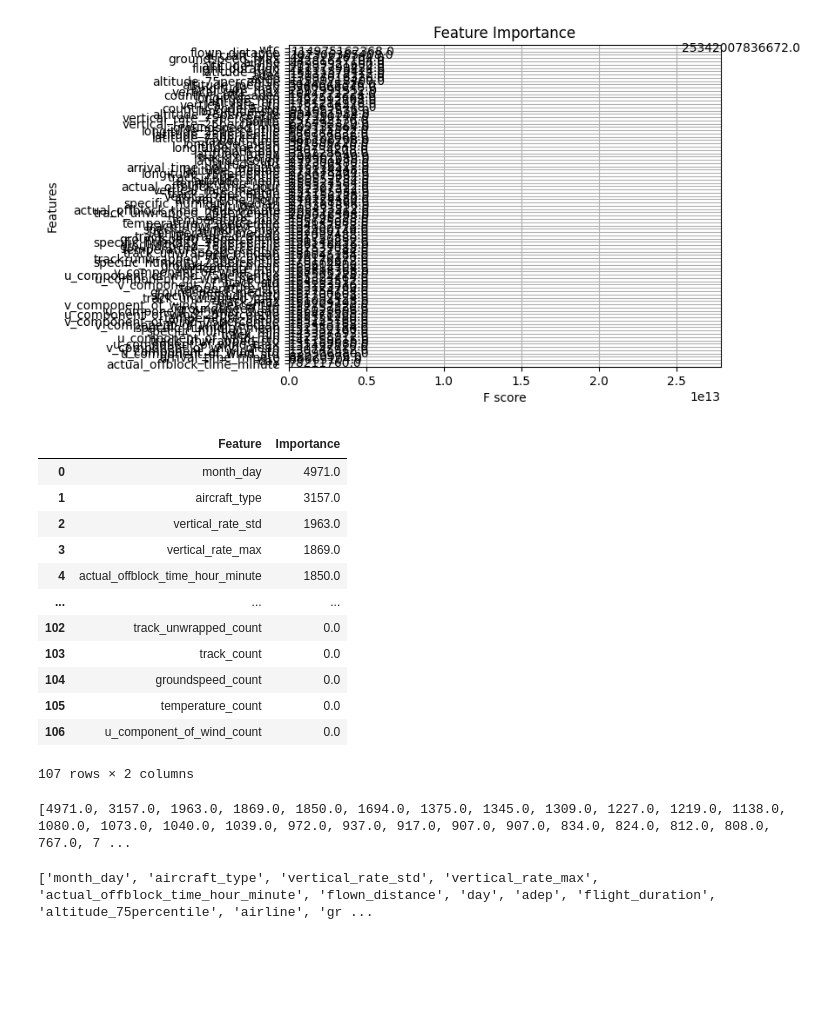
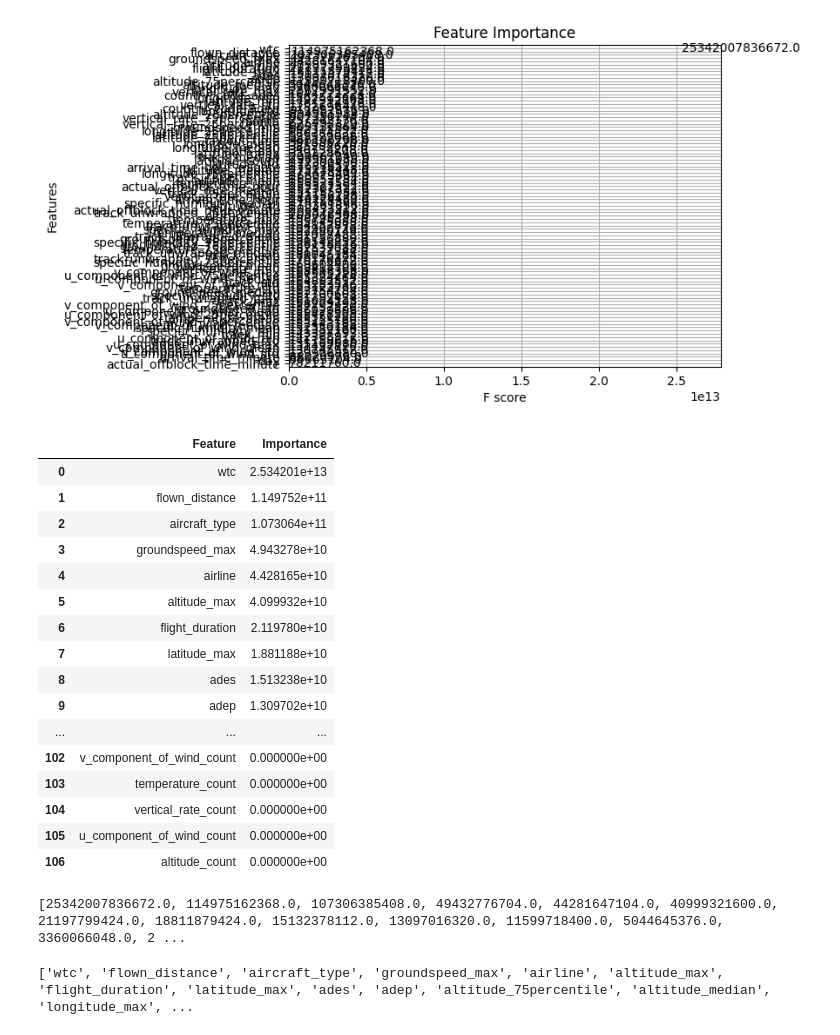
Before and after one commit to MohammedGuniem/PRC-Challenge, a Jupyter notebook: notebooks/Experiment-3/Data Processing/6_grid_search_xgboost.ipynb, the cells around one changed output. Drawn from its saved outputs; the diff is of its cells as text; code cells hidden in the pictures; blank space fills up the shorter version.

```diff
--- a/notebooks/Experiment-3/Data Processing/6_grid_search_xgboost.ipynb
+++ b/notebooks/Experiment-3/Data Processing/6_grid_search_xgboost.ipynb
@@ -7,6 +7,9 @@ import matplotlib.pyplot as plt
 import xgboost as xgb
 import pandas as pd
 import numpy as np
+
+pd.set_option("display.max_rows", None)
+pd.set_option("display.max_columns", None)
 # %%
 identifier_name = 'flight_id'
 
@@ -185,39 +188,43 @@ plt.show()
 # %%
 booster = best_model.get_booster()
 
 # Create a DataFrame with all feature names
 all_features = pd.DataFrame(features.columns, columns=['Feature'])
 
 # Get the importance of the features
-importance_dict = booster.get_score(importance_type='weight')
+importance_dict = booster.get_score(importance_type='gain')
 importance_df = pd.DataFrame(importance_dict.items(), columns=['Feature', 'Importance'])
 
 # Merge with all features to include those with zero importance
 importance_full_df = all_features.merge(importance_df, on='Feature', how='left').fillna(0)
 
 # Sort the DataFrame in ascending order
 importance_full_df_sorted = importance_full_df.sort_values(by='Importance', ascending=False).reset_index(drop=True)
 
-importance_full_df_sorted
+display(importance_full_df_sorted)
 # %% [output]
 |  | Feature | Importance |
-| 0 | month_day | 4971.0 |
-| 1 | aircraft_type | 3157.0 |
-| 2 | vertical_rate_std | 1963.0 |
-| 3 | vertical_rate_max | 1869.0 |
-| 4 | actual_offblock_time_hour_minute | 1850.0 |
+| 0 | wtc | 2.534201e+13 |
+| 1 | flown_distance | 1.149752e+11 |
+| 2 | aircraft_type | 1.073064e+11 |
+| 3 | groundspeed_max | 4.943278e+10 |
+| 4 | airline | 4.428165e+10 |
+| 5 | altitude_max | 4.099932e+10 |
+| 6 | flight_duration | 2.119780e+10 |
+| 7 | latitude_max | 1.881188e+10 |
+| 8 | ades | 1.513238e+10 |
+| 9 | adep | 1.309702e+10 |
 | ... | ... | ... |
-| 102 | track_unwrapped_count | 0.0 |
-| 103 | track_count | 0.0 |
-| 104 | groundspeed_count | 0.0 |
-| 105 | temperature_count | 0.0 |
-| 106 | u_component_of_wind_count | 0.0 |
+| 102 | v_component_of_wind_count | 0.000000e+00 |
+| 103 | temperature_count | 0.000000e+00 |
+| 104 | vertical_rate_count | 0.000000e+00 |
+| 105 | u_component_of_wind_count | 0.000000e+00 |
+| 106 | altitude_count | 0.000000e+00 |
-107 rows × 2 columns
 # %%
 print(list(importance_full_df_sorted["Importance"].values))
 # %% [output]
-[4971.0, 3157.0, 1963.0, 1869.0, 1850.0, 1694.0, 1375.0, 1345.0, 1309.0, 1227.0, 1219.0, 1138.0, 1080.0, 1073.0, 1040.0, 1039.0, 972.0, 937.0, 917.0, 907.0, 907.0, 834.0, 824.0, 812.0, 808.0, 767.0, 7 ...
+[25342007836672.0, 114975162368.0, 107306385408.0, 49432776704.0, 44281647104.0, 40999321600.0, 21197799424.0, 18811879424.0, 15132378112.0, 13097016320.0, 11599718400.0, 5044645376.0, 3360066048.0, 2 ...
 # %%
 print(list(importance_full_df_sorted["Feature"].values))
 # %% [output]
-['month_day', 'aircraft_type', 'vertical_rate_std', 'vertical_rate_max', 'actual_offblock_time_hour_minute', 'flown_distance', 'day', 'adep', 'flight_duration', 'altitude_75percentile', 'airline', 'gr ...
+['wtc', 'flown_distance', 'aircraft_type', 'groundspeed_max', 'airline', 'altitude_max', 'flight_duration', 'latitude_max', 'ades', 'adep', 'altitude_75percentile', 'altitude_median', 'longitude_max', ...
```
